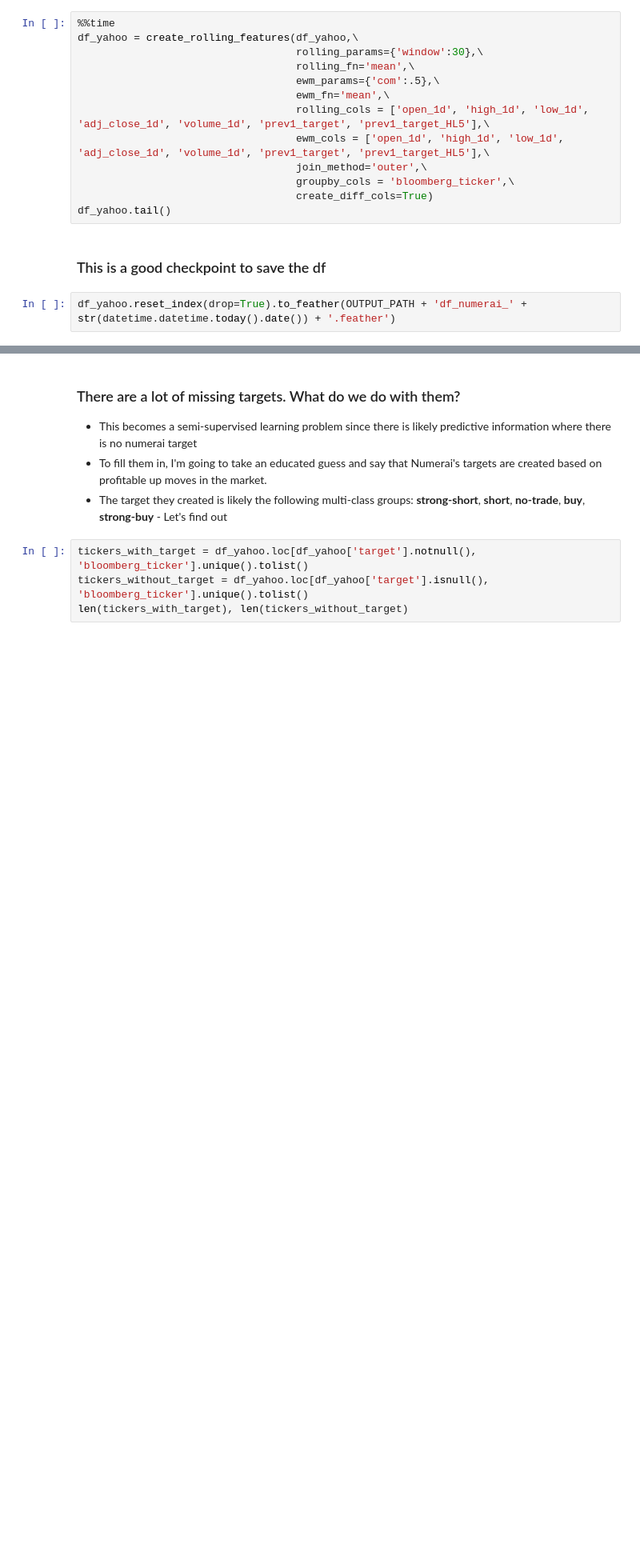
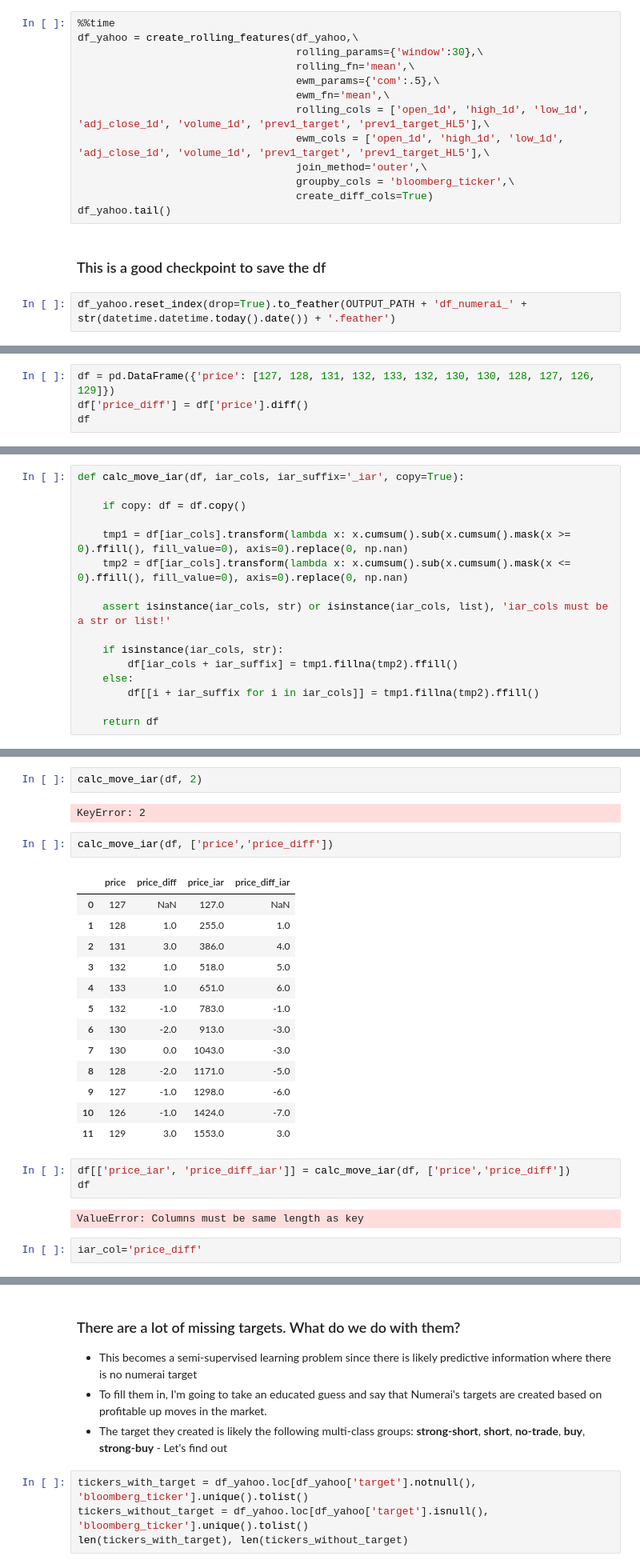
Before and after one commit to melgazar9/trading, a Jupyter notebook: numerai/dev/notebooks/build_numerai_dataset.ipynb, the cells around one changed output, grey strips where cells are left out. Shown: that part at 80% size. Drawn from its saved outputs; the diff is of its cells as text; blank space fills up the shorter version.

```diff
--- a/numerai/dev/notebooks/build_numerai_dataset.ipynb
+++ b/numerai/dev/notebooks/build_numerai_dataset.ipynb
@@ -692,0 +696,4 @@ df_yahoo.reset_index(drop=True).to_feather(OUTPUT_PATH + 'df_numerai_' + str(dat
+# %%
+df = pd.DataFrame({'price': [127, 128, 131, 132, 133, 132, 130, 130, 128, 127, 126, 129]})
+df['price_diff'] = df['price'].diff()
+df
@@ -692,0 +714,16 @@ df_yahoo.reset_index(drop=True).to_feather(OUTPUT_PATH + 'df_numerai_' + str(dat
+# %%
+def calc_move_iar(df, iar_cols, iar_suffix='_iar', copy=True):
+
+    if copy: df = df.copy()
+
+    tmp1 = df[iar_cols].transform(lambda x: x.cumsum().sub(x.cumsum().mask(x >= 0).ffill(), fill_value=0), axis=0).replace(0, np.nan)
+    tmp2 = df[iar_cols].transform(lambda x: x.cumsum().sub(x.cumsum().mask(x <= 0).ffill(), fill_value=0), axis=0).replace(0, np.nan)
+
+    assert isinstance(iar_cols, str) or isinstance(iar_cols, list), 'iar_cols must be a str or list!'
+
+    if isinstance(iar_cols, str):
+        df[iar_cols + iar_suffix] = tmp1.fillna(tmp2).ffill()
+    else:
+        df[[i + iar_suffix for i in iar_cols]] = tmp1.fillna(tmp2).ffill()
+
+    return df
@@ -692,0 +746,27 @@ df_yahoo.reset_index(drop=True).to_feather(OUTPUT_PATH + 'df_numerai_' + str(dat
+# %%
+calc_move_iar(df, 2)
+# %% [output]
+KeyError: 2
+# %%
+calc_move_iar(df, ['price','price_diff'])
+# %% [output]
+|  | price | price_diff | price_iar | price_diff_iar |
+| 0 | 127 | NaN | 127.0 | NaN |
+| 1 | 128 | 1.0 | 255.0 | 1.0 |
+| 2 | 131 | 3.0 | 386.0 | 4.0 |
+| 3 | 132 | 1.0 | 518.0 | 5.0 |
+| 4 | 133 | 1.0 | 651.0 | 6.0 |
+| 5 | 132 | -1.0 | 783.0 | -1.0 |
+| 6 | 130 | -2.0 | 913.0 | -3.0 |
+| 7 | 130 | 0.0 | 1043.0 | -3.0 |
+| 8 | 128 | -2.0 | 1171.0 | -5.0 |
+| 9 | 127 | -1.0 | 1298.0 | -6.0 |
+| 10 | 126 | -1.0 | 1424.0 | -7.0 |
+| 11 | 129 | 3.0 | 1553.0 | 3.0 |
+# %%
+df[['price_iar', 'price_diff_iar']] = calc_move_iar(df, ['price','price_diff'])
+df
+# %% [output]
+ValueError: Columns must be same length as key
+# %%
+iar_col='price_diff'
```
Also changed, not shown: parts of 6 cells of this notebook, 9 other files.
